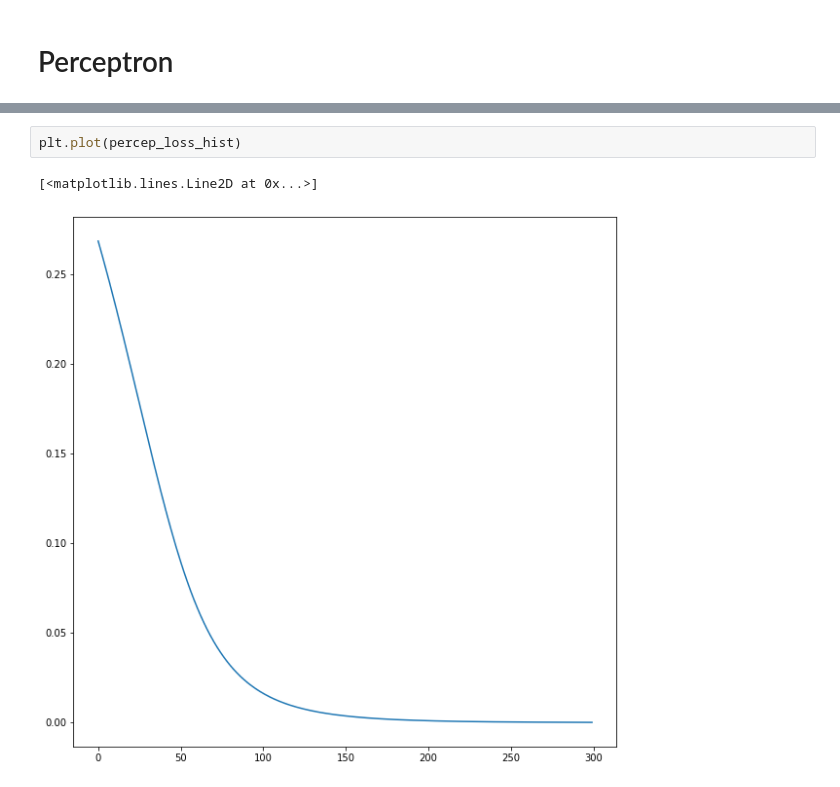
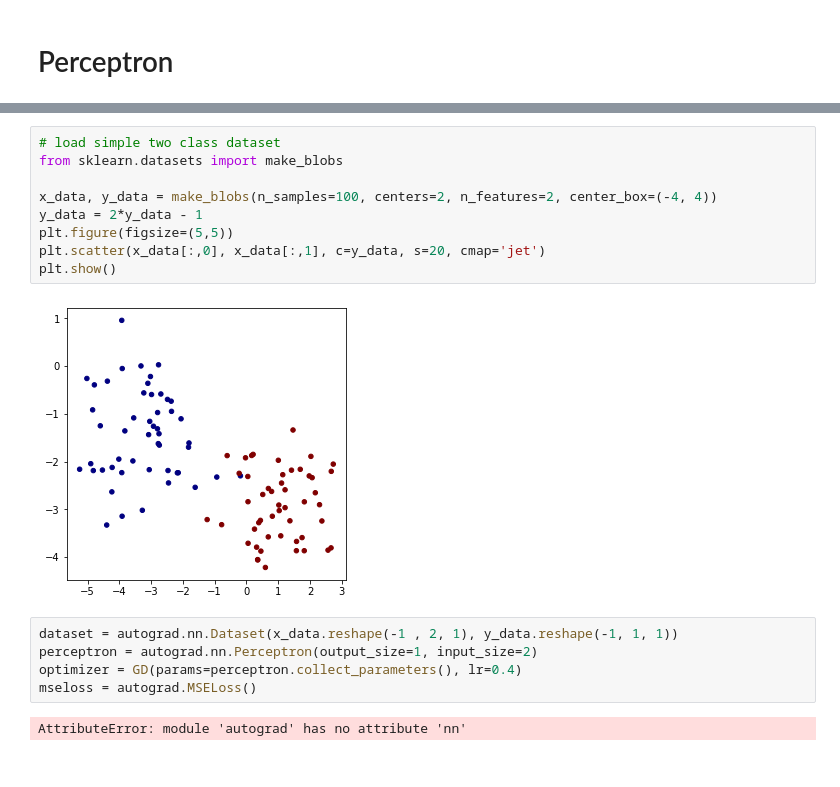
Before and after one commit to vbjan/autogradengine, a Jupyter notebook: demo.ipynb, the cells around one changed output, grey strips where cells are left out. Saved outputs shown, nothing was run; the diff lists cells and outputs as text.

Commit message:
Perceptron in demo

```diff
--- a/demo.ipynb
+++ b/demo.ipynb
@@ -312,5 +273,18 @@ for epoch in range(epochs):
-# %%
-plt.plot(percep_loss_hist)
-# %% [output]
-[<matplotlib.lines.Line2D at 0x...>]
-[figure, removed]
+# %%
+# load simple two class dataset
+from sklearn.datasets import make_blobs
+
+x_data, y_data = make_blobs(n_samples=100, centers=2, n_features=2, center_box=(-4, 4))
+y_data = 2*y_data - 1
+plt.figure(figsize=(5,5))
+plt.scatter(x_data[:,0], x_data[:,1], c=y_data, s=20, cmap='jet')
+plt.show()
+# %% [output]
+[figure, added]
+# %%
+dataset = autograd.nn.Dataset(x_data.reshape(-1 , 2, 1), y_data.reshape(-1, 1, 1))
+perceptron = autograd.nn.Perceptron(output_size=1, input_size=2)
+optimizer = GD(params=perceptron.collect_parameters(), lr=0.4)
+mseloss = autograd.MSELoss()
+# %% [output]
+AttributeError: module 'autograd' has no attribute 'nn'
```
Also changed, not shown: parts of 5 cells of this notebook, 3 other files.
